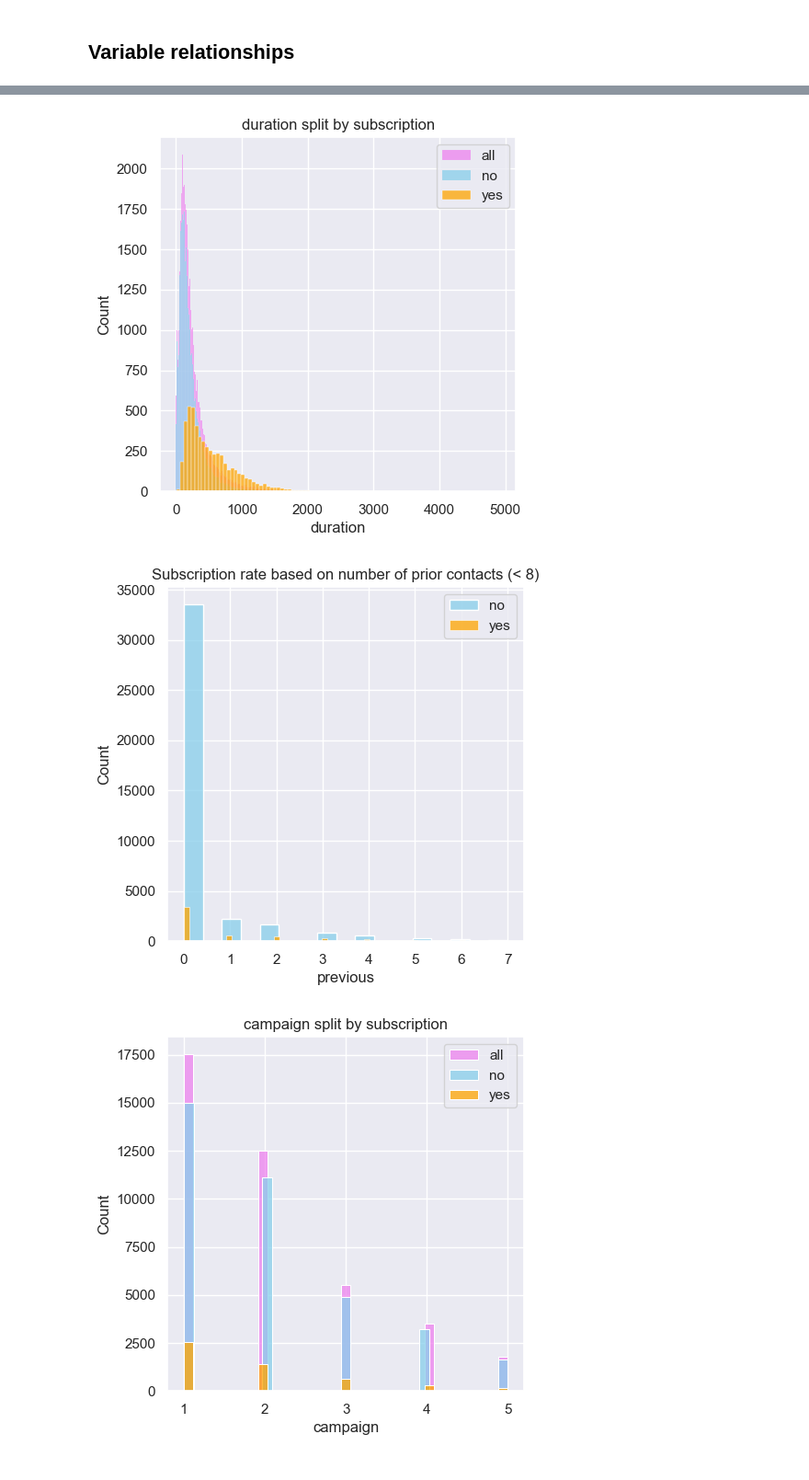
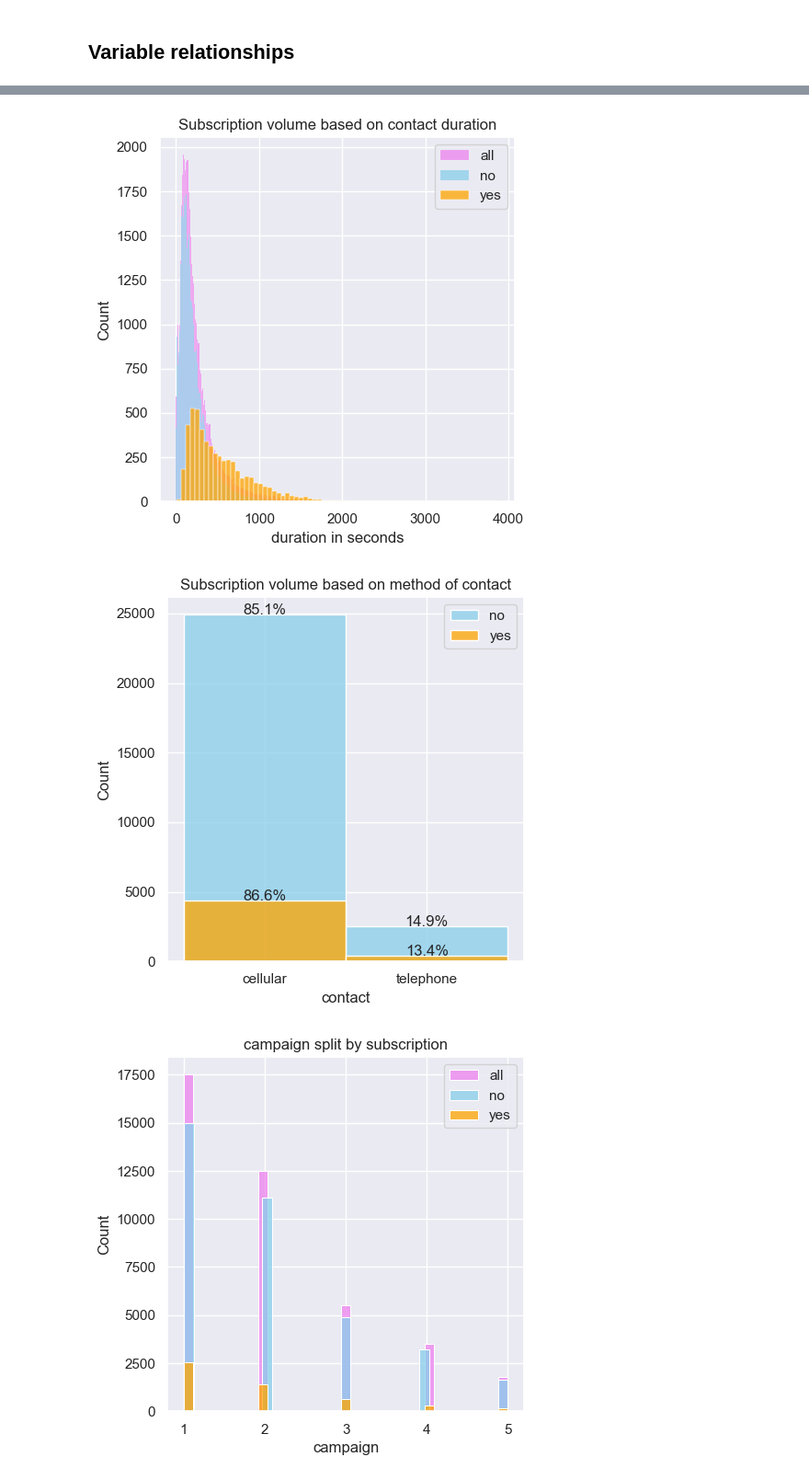
Before and after one commit to Tinahan789/rocket_case_study, a Jupyter notebook: notebooks/bank_marketing_eda.ipynb, the cells around one changed output, grey strips where cells are left out. Shown: that part at 92% size. Drawn from its saved outputs; the diff is of its cells as text; code cells hidden in the pictures.

```diff
--- a/notebooks/bank_marketing_eda.ipynb
+++ b/notebooks/bank_marketing_eda.ipynb
@@ -143,10 +131,11 @@ encoded_df.head()
 # %%
+feature = 'y'
 sns.set(style="whitegrid")
 sns.set(rc={'figure.figsize':(5, 5)})
 ax = sns.histplot(data=df, x='y', kde=False, color="darkred")
 plt.suptitle("Subscription distribution")
-no = len(df[(df.y == 'no')&(df.y == 'no')])/len(df)*100
-yes = len(df[(df.y == 'yes')&(df.y == 'yes')])/len(df)*100
+no = len(df[(df[feature] == 'no')])/len(df)*100
+yes = len(df[(df[feature] == 'yes')])/len(df)*100
 percentage = [no, yes]
 patches = ax.patches
 for i in range(len(patches)):
@@ -220,9 +209,7 @@ for feature in ['previous', 'duration']:
 # %%
 # remove the row with the outlier data point in the "previous" and "duration"
 df = df[df.previous<df.previous.max()].copy()
-df = df[df.previous<df.previous.max()].copy()
-encoded_df = encoded_df[encoded_df.previous<encoded_df.previous.max()].copy()
-encoded_df = encoded_df[encoded_df.previous<encoded_df.previous.max()].copy()
+df = df[df.duration<df.duration.max()].copy()
 # %% [markdown]
 ## Categorical variables
 # %%
@@ -398,23 +383,37 @@ feature = 'duration'
 sns.histplot(data=df, x=feature, kde=False, color="violet", label = "all")
 sns.histplot(data=df[df.y == 'no'], x=feature, kde=False, color="skyblue", label = "no")
 sns.histplot(data=df[df.y == 'yes'], x=feature, kde=False, color="orange", label = "yes")
-
+plt.xlabel("duration in seconds")
 plt.legend()
-plt.title(f"{feature} split by subscription")
+plt.title("Subscription volume based on contact duration")
+plt.tight_layout()
+plt.savefig(os.path.join(plot_path, 'subscription_duration.png'))
 plt.show()
 # %% [output]
-[figure, old version]
+[figure, new version]
 # %%
-feature = 'previous'
-# sns.histplot(data=df[(df.previous <8)], x=feature, kde=False, color="violet", label = "all")
-sns.histplot(data=df[(df.y == 'no')&(df.previous <8)], x=feature, kde=False, color="skyblue", label = "no")
-sns.histplot(data=df[(df.y == 'yes')&(df.previous <8)], x=feature, kde=False, color="orange", label = "yes")
+feature = 'contact'
+# sns.histplot(data=df, x=feature, kde=False, color="violet", label = "all")
+ax = sns.histplot(data=df[df.y == 'no'], x=feature, kde=False, color="skyblue", label = "no")
+sns.histplot(data=df[df.y == 'yes'], x=feature, kde=False, color="orange", label = "yes")
+nono = len(df[(df[feature]  == 'cellular')&(df.y == 'no')])/len(df[df[feature]  == 'cellular'])*100
+noyes = len(df[(df[feature]  == 'cellular')&(df.y == 'yes')])/len(df[df[feature]  == 'cellular'])*100
+yesno = len(df[(df[feature]  == 'telephone')&(df.y == 'no')])/len(df[df[feature]  == 'telephone'])*100
+yesyes = len(df[(df[feature]  == 'telephone')&(df.y == 'yes')])/len(df[df[feature]  == 'telephone'])*100
+percentage = [nono, noyes, yesno, yesyes]
+patches = ax.patches
+for i in range(len(patches)):
+   x = patches[i].get_x() + patches[i].get_width()/2
+   y = patches[i].get_height()
+   ax.annotate('{:.1f}%'.format(percentage[i]), (x, y), ha='center')
 plt.legend()
-plt.title("Subscription rate based on number of prior contacts (< 8)")
-plt.savefig(os.path.join(plot_path, 'subscription_prev_num.png'))
+plt.title('Subscription volume based on method of contact')
+plt.xlabel(feature)
+plt.tight_layout()
+plt.savefig(os.path.join(plot_path, 'subscription_current_contact.png'))
 plt.show()
 # %% [output]
-[figure, old version]
+[figure, new version]
 # %%
 feature = 'campaign'
 sns.histplot(data=df[(df[feature] <=5)], x=feature, kde=False, color="violet", label = "all")
```
Also changed, not shown: parts of 26 cells of this notebook.
